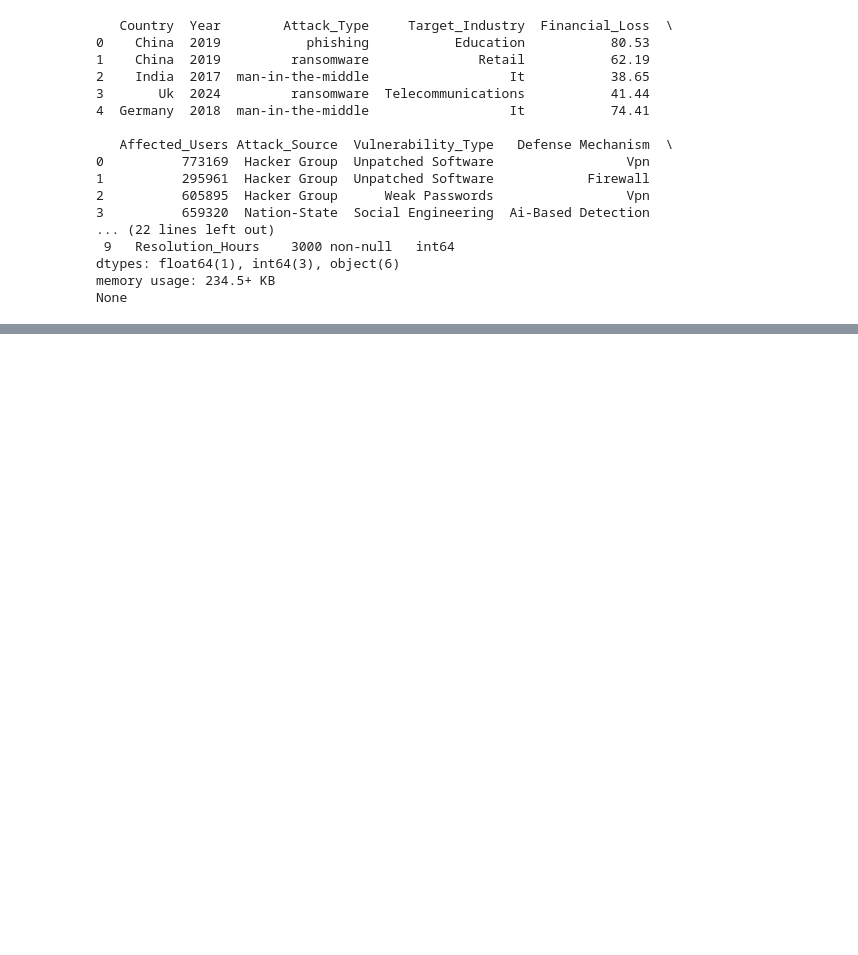
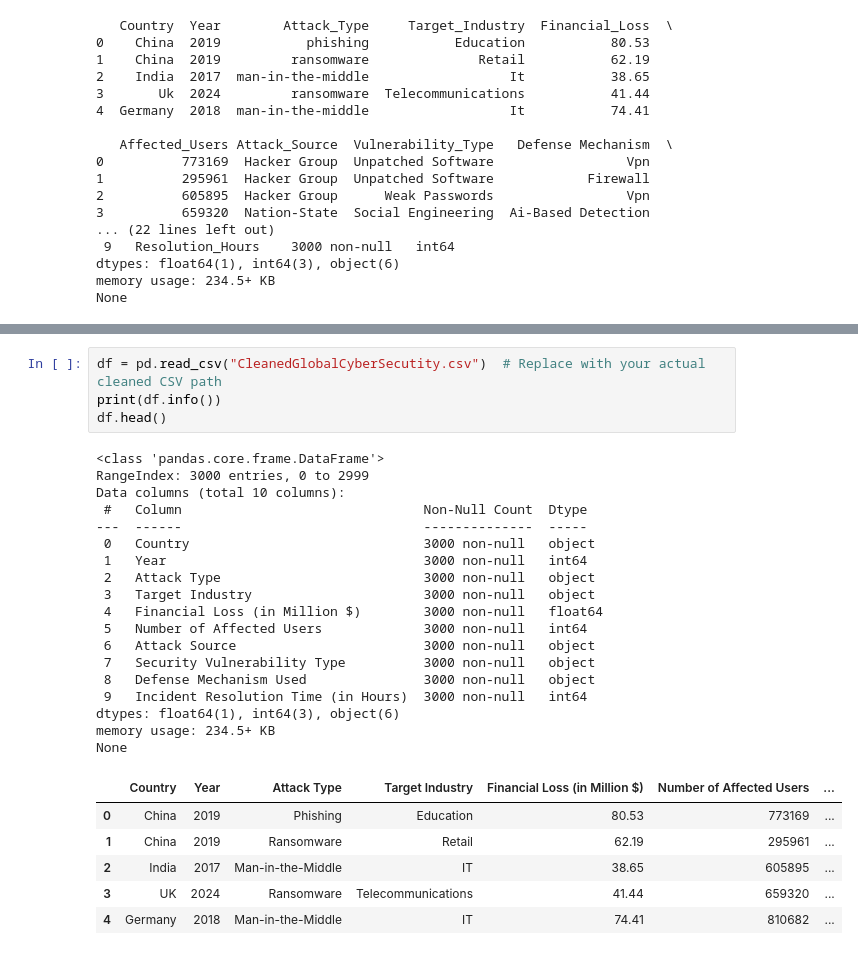
Before and after one commit to Sirisha-Kona/cybersSecurity, a Jupyter notebook: Cybersecurity.ipynb, the cells around one changed output, grey strips where cells are left out. Drawn from its saved outputs; the diff is of its cells as text; blank space fills up the shorter version.

```diff
--- a/Cybersecurity.ipynb
+++ b/Cybersecurity.ipynb
@@ -177,0 +189,29 @@ InterfaceError: 2002: Can't connect to local MySQL server through socket '%-.100
+# %%
+df = pd.read_csv("CleanedGlobalCyberSecutity.csv")  # Replace with your actual cleaned CSV path
+print(df.info())
+df.head()
+# %% [output]
+<class 'pandas.core.frame.DataFrame'>
+RangeIndex: 3000 entries, 0 to 2999
+Data columns (total 10 columns):
+ #   Column                               Non-Null Count  Dtype
+---  ------                               --------------  -----
+ 0   Country                              3000 non-null   object
+ 1   Year                                 3000 non-null   int64
+ 2   Attack Type                          3000 non-null   object
+ 3   Target Industry                      3000 non-null   object
+ 4   Financial Loss (in Million $)        3000 non-null   float64
+ 5   Number of Affected Users             3000 non-null   int64
+ 6   Attack Source                        3000 non-null   object
+ 7   Security Vulnerability Type          3000 non-null   object
+ 8   Defense Mechanism Used               3000 non-null   object
+ 9   Incident Resolution Time (in Hours)  3000 non-null   int64
+dtypes: float64(1), int64(3), object(6)
+memory usage: 234.5+ KB
+None
+|  | Country | Year | Attack Type | Target Industry | Financial Loss (in Million $) | Number of Affected Users | ... |
+| 0 | China | 2019 | Phishing | Education | 80.53 | 773169 | ... |
+| 1 | China | 2019 | Ransomware | Retail | 62.19 | 295961 | ... |
+| 2 | India | 2017 | Man-in-the-Middle | IT | 38.65 | 605895 | ... |
+| 3 | UK | 2024 | Ransomware | Telecommunications | 41.44 | 659320 | ... |
+| 4 | Germany | 2018 | Man-in-the-Middle | IT | 74.41 | 810682 | ... |
```
Also changed, not shown: parts of 27 cells of this notebook.
